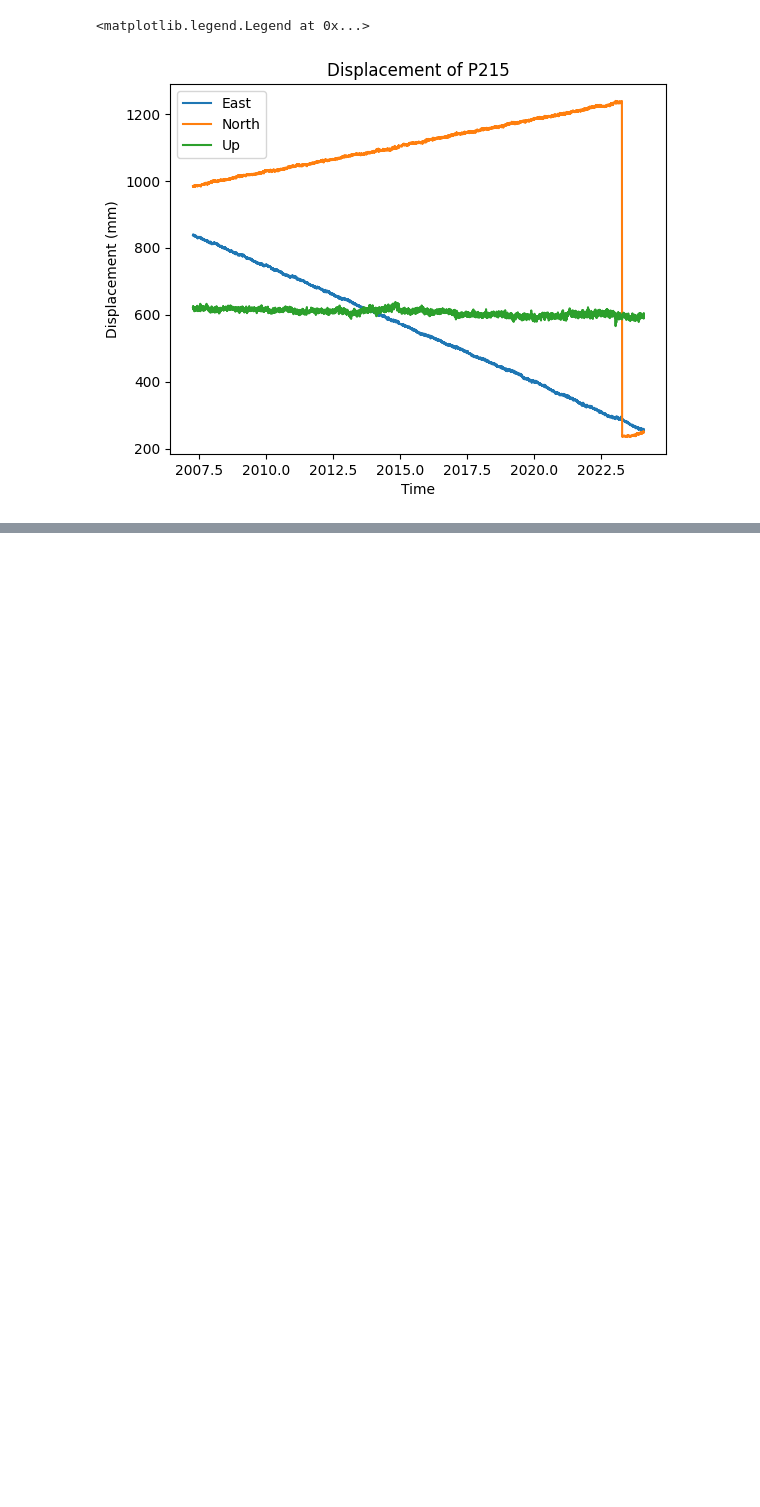
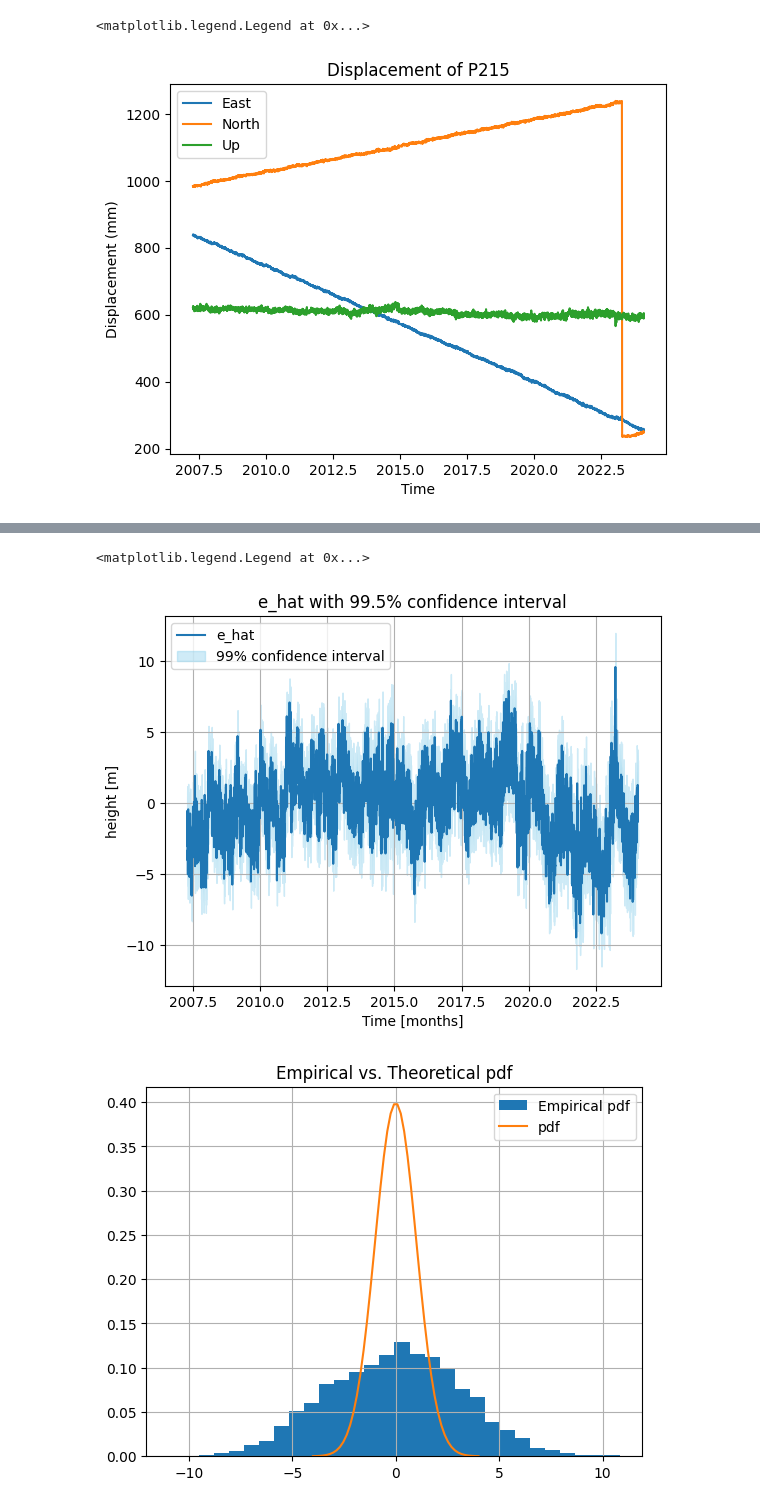
Before and after one commit to ICSlingerland/synthesis_assign, a Jupyter notebook: synthesis.ipynb, the cells around one changed output, grey strips where cells are left out. Saved outputs shown, nothing was run; the diff lists cells and outputs as text; code cells hidden in the pictures; blank space fills up the shorter version.

```diff
--- a/synthesis.ipynb
+++ b/synthesis.ipynb
@@ -326,0 +352,5 @@ plt.legend()
+# %%
+from scipy.stats import norm
+PA = A0 @ np.linalg.inv(A0.T @ np.linalg.inv(Q_yy_east) @ A0) @ A0.T @ np.linalg.inv(Q_yy_east)
+PA_1 = np.eye(len(eastP215)) - PA
+Q_ehat = PA_1 @ Q_yy_east @ PA_1.T
@@ -326,0 +369,26 @@ plt.legend()
+# %%
+sigma_ehat = np.diag(Q_ehat)**.5
+ehat_int = norm.ppf(1-0.005, scale = sigma_ehat )
+ehatplus = e_hat_e + ehat_int
+ehatmin = e_hat_e - ehat_int
+plt.figure()
+plt.plot(timeP215, e_hat_e, label='e_hat')
+
+plt.fill_between(timeP215, ehatplus, ehatmin, color='skyblue', alpha=0.4, label='99% confidence interval')
+plt.legend()
+plt.title(f'e_hat with 99.5% confidence interval')
+plt.xlabel('Time [months]')
+plt.ylabel('height [m]')
+plt.grid()
+e_hat_norm = e_hat_e/sigma_ehat
+
+plt.figure()
+plt.title(f'Empirical vs. Theoretical pdf')
+plt.hist(e_hat_norm, bins=30, density=True, label='Empirical pdf')
+plt.plot(np.linspace(-4, 4), norm.pdf(np.linspace(-4, 4)), label='pdf')
+plt.grid()
+plt.legend()
+# %% [output]
+<matplotlib.legend.Legend at 0x...>
+[figure, added]
+[figure, added]
```
Also changed, not shown: parts of 42 cells of this notebook, 1 other file.
